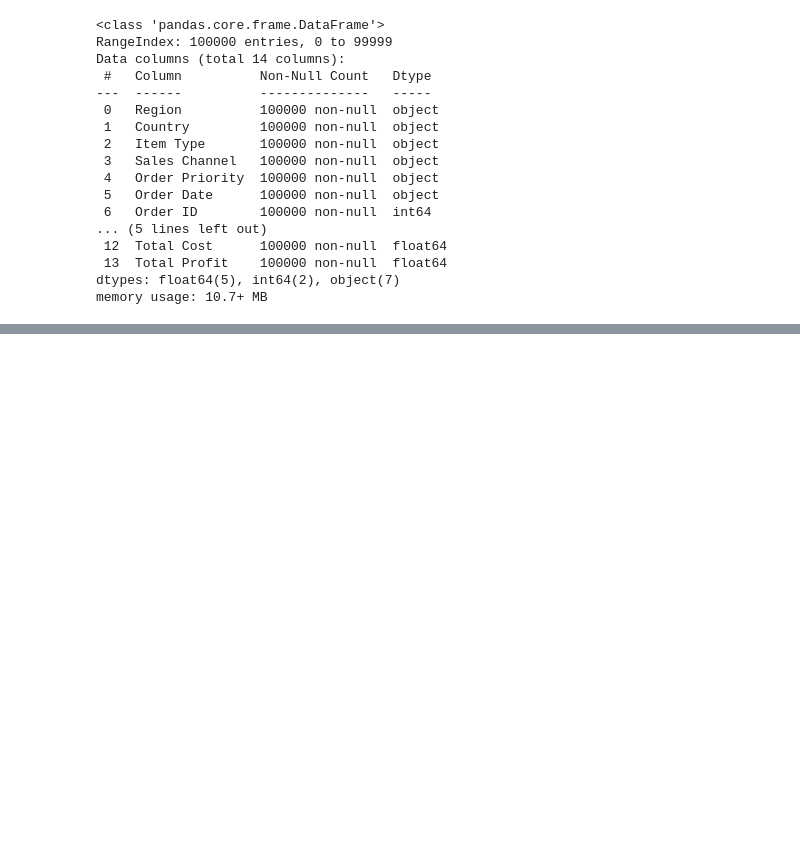
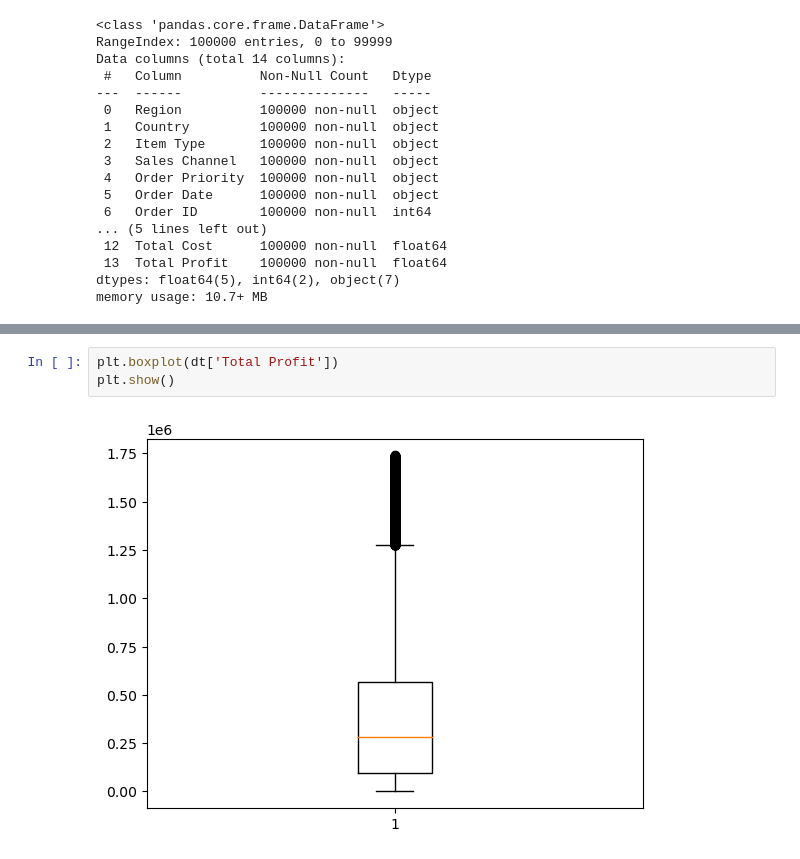
Before and after one commit to fvelez78/Python, a Jupyter notebook: Visualizacion.ipynb, the cells around one changed output, grey strips where cells are left out. Drawn from its saved outputs; the diff is of its cells as text; blank space fills up the shorter version.

```diff
--- a/Visualizacion.ipynb
+++ b/Visualizacion.ipynb
@@ -29,0 +42,5 @@ memory usage: 10.7+ MB
+# %%
+plt.boxplot(dt['Total Profit'])
+plt.show()
+# %% [output]
+[figure, added]
```
Also changed, not shown: parts of 19 cells of this notebook.
